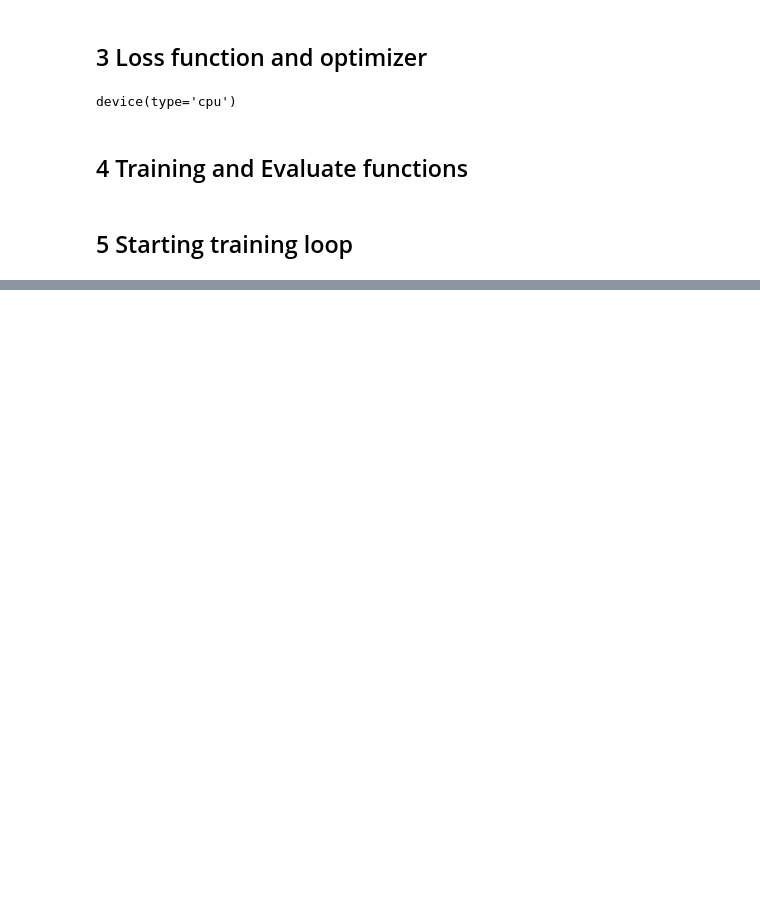
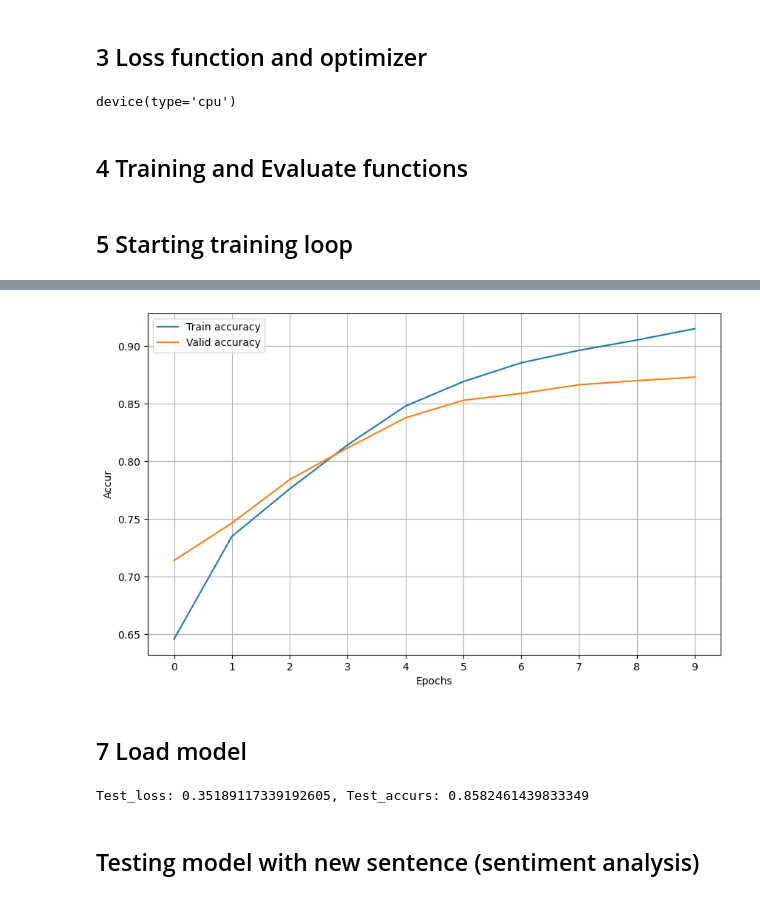
Before and after one commit to aworld01/cheatsheets, a Jupyter notebook: python/AI/pytorch/Ali Hassan/05_Sentiment_analysis_with_nbow.ipynb, the cells around one changed output, grey strips where cells are left out. Cells and saved outputs as stored; diff of their text form; code cells hidden in the pictures; blank space fills up the shorter version.

```diff
--- a/python/AI/pytorch/Ali Hassan/05_Sentiment_analysis_with_nbow.ipynb
+++ b/python/AI/pytorch/Ali Hassan/05_Sentiment_analysis_with_nbow.ipynb
@@ -644,0 +694,14 @@ for epoch in range(n_epochs):
+# %%
+fig = plt.figure(figsize=(10,6))
+ax = fig.add_subplot(1,1,1)
+ax.plot(metrics["train_accurs"],label="Train accuracy")
+ax.plot(metrics["valid_accurs"],label="Valid accuracy")
+ax.set_xlabel("Epochs")
+ax.set_ylabel("Accur")
+ax.set_xticks(range(n_epochs))
+ax.legend()
+ax.grid()
+# %% [output]
+[figure, added]
+# %% [markdown]
+<h2>7 Load model</h2>
@@ -644,0 +711,6 @@ for epoch in range(n_epochs):
+# %%
+print(f"Test_loss: {test_loss}, Test_accurs: {test_accur}")
+# %% [output]
+Test_loss: 0.35189117339192605, Test_accurs: 0.8582461439833349
+# %% [markdown]
+<h2>Testing model with new sentence (sentiment analysis)</h2>
```
Also changed, not shown: parts of 30 cells of this notebook, 1 other file.
